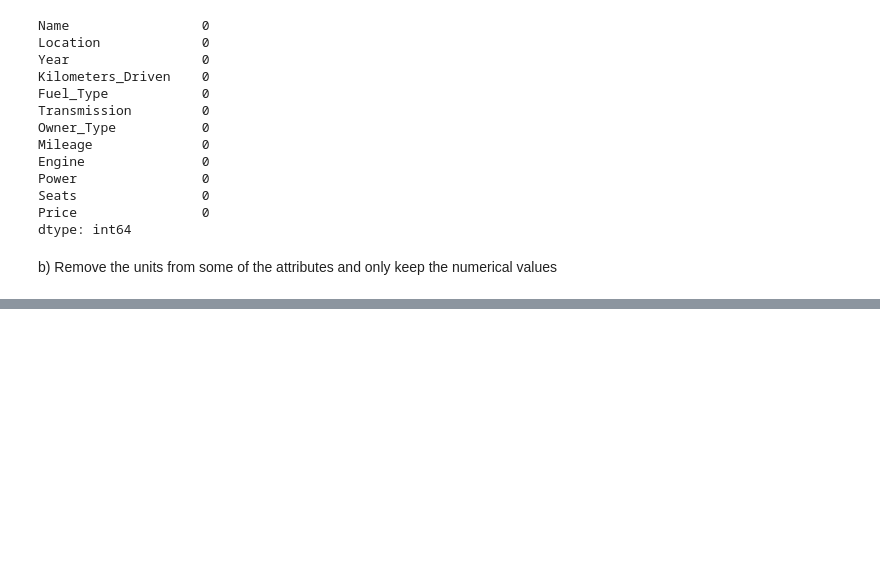
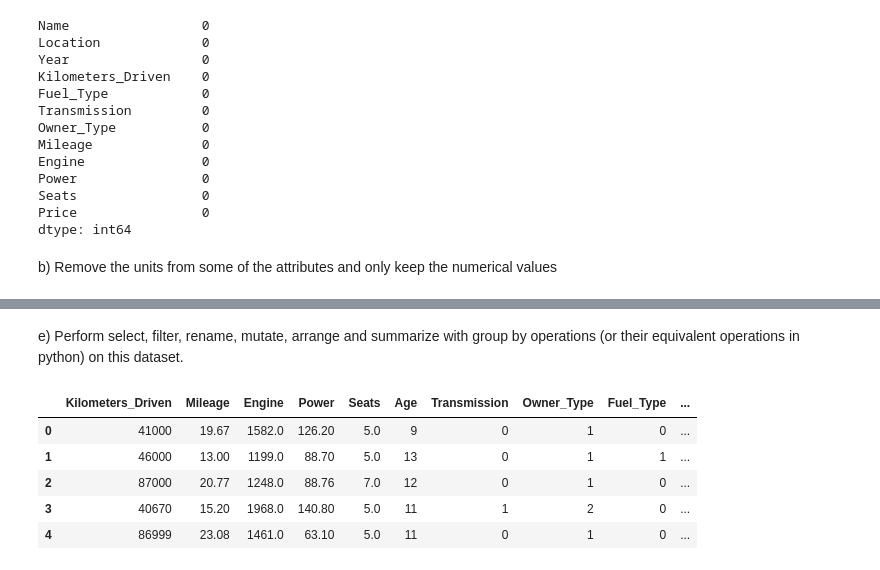
Before and after one commit to Riley94/CS5530ASSNMNT2, a Jupyter notebook: src/main.ipynb, the cells around one changed output, grey strips where cells are left out. Saved outputs shown, nothing was run; the diff lists cells and outputs as text; code cells hidden in the pictures; blank space fills up the shorter version.

```diff
--- a/src/main.ipynb
+++ b/src/main.ipynb
@@ -173,0 +191,3 @@ data_no_missing[data_no_missing['Mileage'] == 0].shape
+# %%
+data_encoded['Age'] = 2024 - data_encoded['Year']
+data_encoded.head()
@@ -173,0 +201,14 @@ data_no_missing[data_no_missing['Mileage'] == 0].shape
+# %% [markdown]
+e) Perform select, filter, rename, mutate, arrange and summarize with group by operations (or
+their equivalent operations in python) on this dataset.
+# %%
+# select
+data_selected = data_encoded[['Kilometers_Driven', 'Mileage', 'Engine', 'Power', 'Seats', 'Age', 'Transmission', 'Owner_Type', 'Fuel_Type', 'Price']]
+data_selected.head()
+# %% [output]
+|  | Kilometers_Driven | Mileage | Engine | Power | Seats | Age | Transmission | Owner_Type | Fuel_Type | ... |
+| 0 | 41000 | 19.67 | 1582.0 | 126.20 | 5.0 | 9 | 0 | 1 | 0 | ... |
+| 1 | 46000 | 13.00 | 1199.0 | 88.70 | 5.0 | 13 | 0 | 1 | 1 | ... |
+| 2 | 87000 | 20.77 | 1248.0 | 88.76 | 7.0 | 12 | 0 | 1 | 0 | ... |
+| 3 | 40670 | 15.20 | 1968.0 | 140.80 | 5.0 | 11 | 1 | 2 | 0 | ... |
+| 4 | 86999 | 23.08 | 1461.0 | 63.10 | 5.0 | 11 | 0 | 1 | 0 | ... |
```
Also changed, not shown: parts of 22 cells of this notebook, 1 other file.
